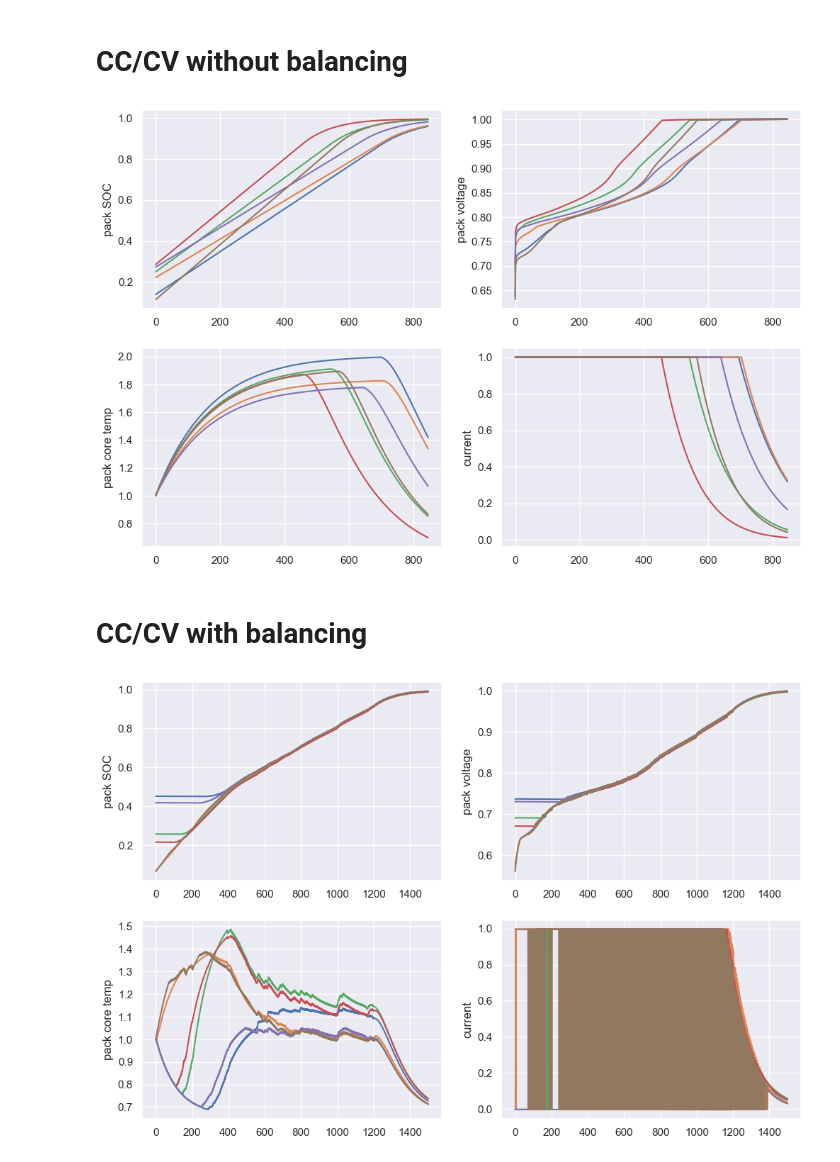
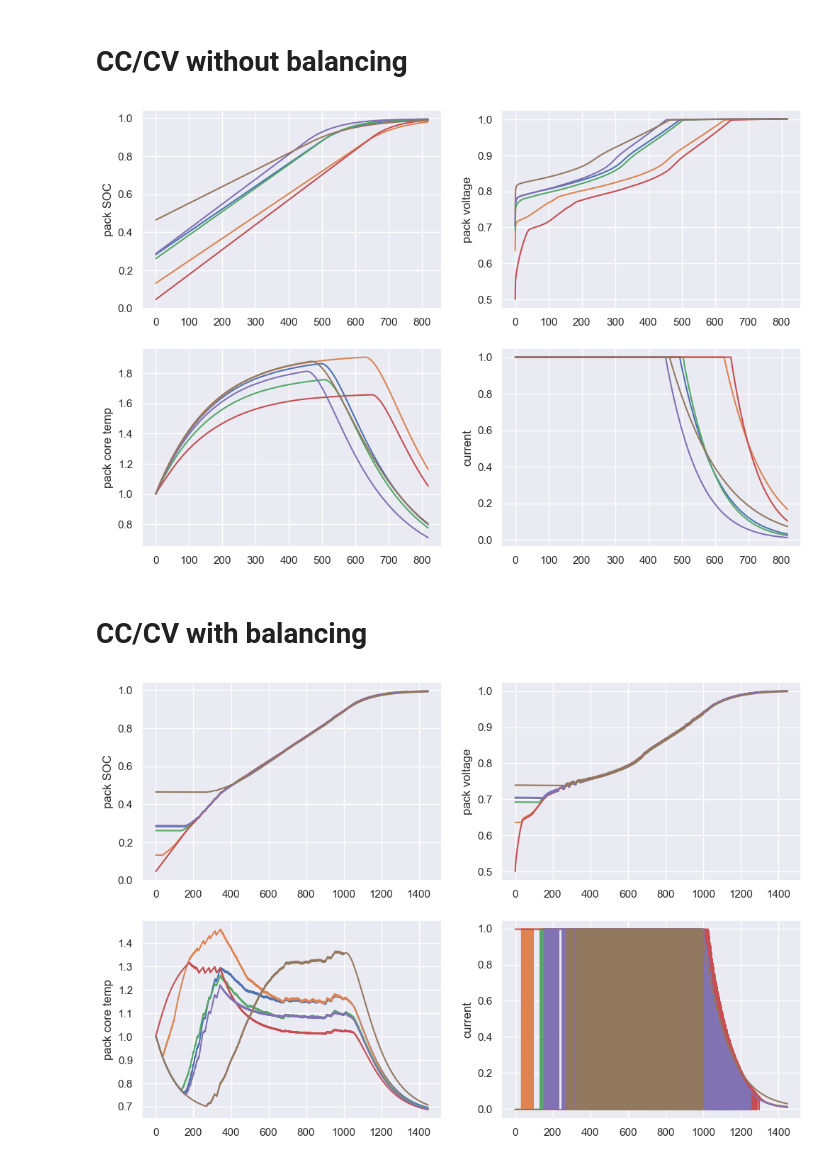
Before and after one commit to amirhosseinh77/Battery-Charging-DRL, a Jupyter notebook: LIB_Passive.ipynb, the cells around one changed output. Cells and saved outputs as stored; diff of their text form; code cells hidden in the pictures.

```diff
--- a/LIB_Passive.ipynb
+++ b/LIB_Passive.ipynb
@@ -11,7 +11,7 @@ env = LIBPackEnv('./LIBEnv/PANmodel.mat', number_of_cells=6, T=25, dt=1)
 
 pack_res=[]
 rewards = []
-pack_res.append(env.reset()[0].reshape(3,6))
+pack_res.append(env.reset(0)[0].reshape(3,6))
 done = False
 while not done:
     next_state, reward, done, _, info = env.step(np.ones(7))
@@ -49,7 +49,7 @@ CC = 100
 Rbal = 10000
 env.overcharge_voltage = 4.1
 
-state, _ = env.reset()
+state, _ = env.reset(0)
 
 pack_res = []
 rewards = []
@@ -89,7 +89,7 @@ plt.plot(np.array(actions)[:,:-1].reshape(-1,6))
 plt.ylabel('current')
 plt.grid('on')
 # %% [output]
-[figure, old version]
+[figure, new version]
 # %% [markdown]
 # CC/CV with balancing
 # %%
@@ -102,7 +102,7 @@ CC = 100
 Rbal = 10
 env.overcharge_voltage = 4.1
 
-state, _ = env.reset()
+state, _ = env.reset(0)
 
 pack_res = []
 rewards = []
@@ -130,31 +130,31 @@ while not done:
         v_balance = cell_voltages#*checkBalance
         i_balance = (v_balance/Rbal)   # Current calculated for balance cell, with parallel resistor
         i_balance = np.clip(0,i_balance,CC)
         action_balance = np.hstack([i_balance.ravel()/env.current_ratio,1])
         next_state, reward, done, _, info = env.step(action_balance)
         state = next_state
 
     pack_res.append(next_state.reshape(3,6))
     rewards.append(reward)
     actions.append(action_charge+action_balance)
 
 pack_res = np.array(pack_res)
 plt.figure(figsize=(12,8))
 plt.subplot(2,2,1)
 plt.plot(pack_res[:-1,0,:])
 plt.ylabel('pack SOC')
 plt.grid('on')
 plt.subplot(2,2,2)
 plt.plot(pack_res[:-1,1,:])
 plt.ylabel('pack voltage')
 plt.grid('on')
 plt.subplot(2,2,3)
 plt.plot(pack_res[:-1,2,:])
 plt.ylabel('pack core temp')
 plt.grid('on')
 plt.subplot(2,2,4)
 plt.plot(np.array(actions)[:,:-1].reshape(-1,6))
 plt.ylabel('current')
 plt.grid('on')
 # %% [output]
-[figure, old version]
+[figure, new version]
```
Also changed, not shown: parts of 3 cells of this notebook, 1 other file.
